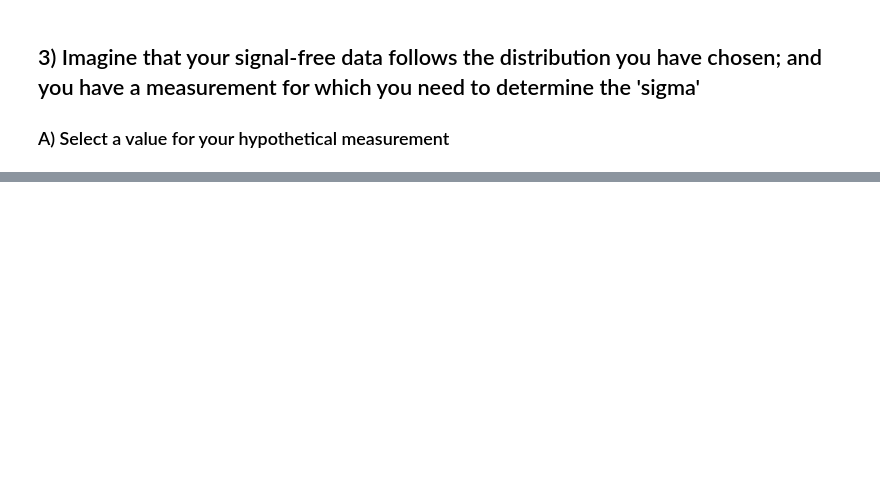
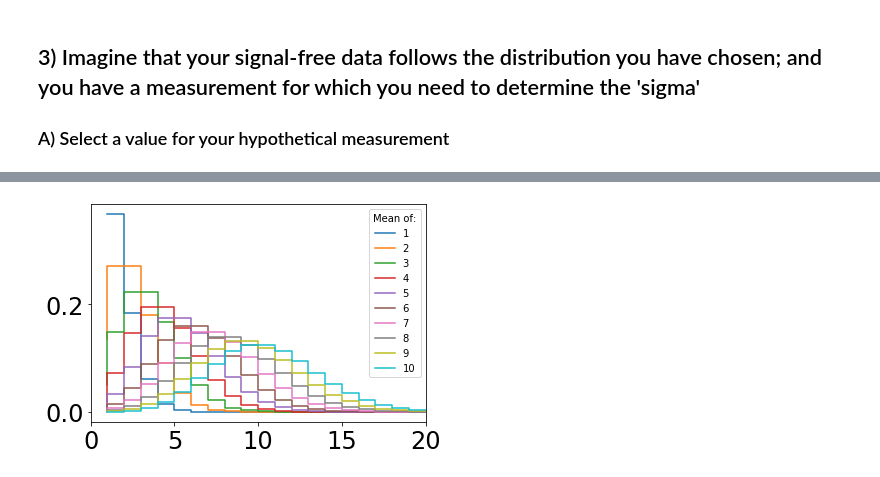
Before and after one commit to nsyochum/Physics-434, a Jupyter notebook: Lab_1/Lab_1_Notebook.ipynb, the cells around one changed output, grey strips where cells are left out. Cells and saved outputs as stored; diff of their text form; code cells hidden in the pictures; blank space fills up the shorter version.

```diff
--- a/Lab_1/Lab_1_Notebook.ipynb
+++ b/Lab_1/Lab_1_Notebook.ipynb
@@ -153,0 +160,18 @@ The Poisson distribution is useful for modeling the amount of times an event occ
+# %%
+# Standard Poission distribution with a rate parameter of 1
+
+fig, ax = plt.subplots(1, 1)
+plt.tick_params(labelsize = 24)
+upperlimit = 20
+plt.xlim([0,upperlimit])
+x = np.linspace(1,upperlimit,upperlimit)
+
+for mu in range(10):
+    mean = mu + 1
+    y = stats.poisson.pmf(range(upperlimit), mean, loc=0)
+    ax.step(x, y, label = mean)
+
+plt.legend(title='Mean of:')
+plt.show()
+# %% [output]
+[figure, added]
```
Also changed, not shown: parts of 10 cells of this notebook.
